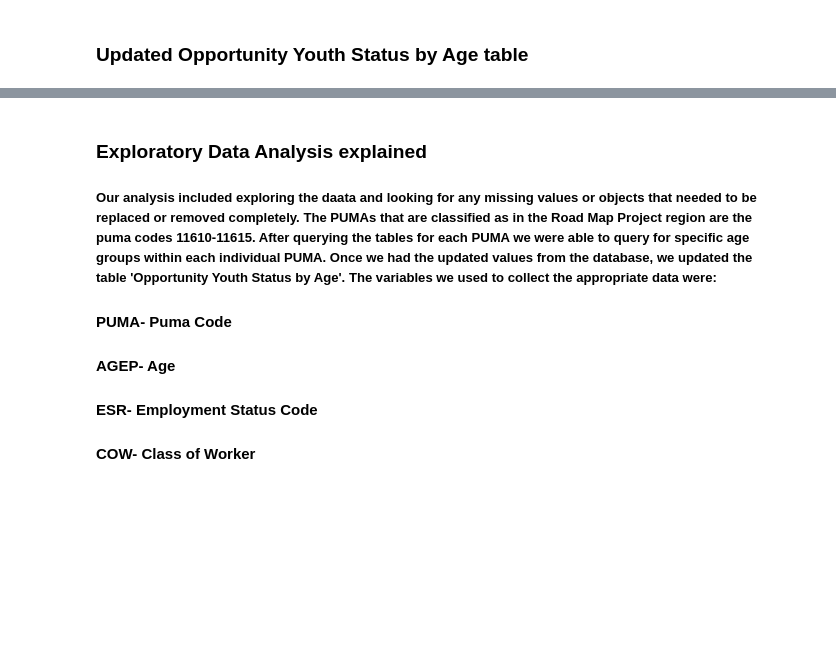
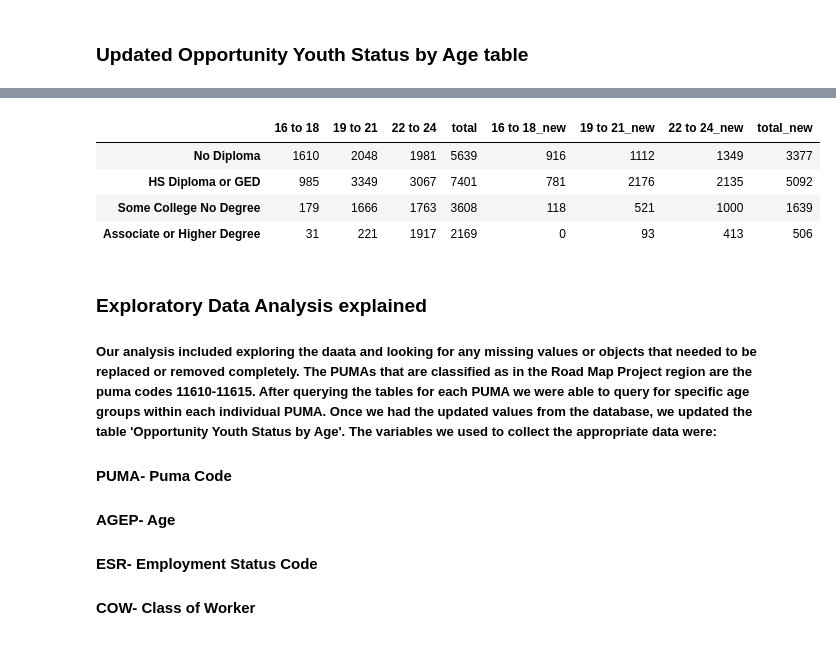
Before and after one commit to jwong853/mod-1-project-chicago-seattle-ds-051120, a Jupyter notebook: notebooks/report/Project_Final_Notebook.ipynb, the cells around one changed output, grey strips where cells are left out. Drawn from its saved outputs; the diff is of its cells as text; code cells hidden in the pictures; blank space fills up the shorter version.

```diff
--- a/notebooks/report/Project_Final_Notebook.ipynb
+++ b/notebooks/report/Project_Final_Notebook.ipynb
@@ -66,3 +71,29 @@ plt.show()
+# %%
+report_2016 = pd.DataFrame({'16 to 18': [1610, 985, 179, 31, 2805],
+                            '19 to 21': [2048, 3349, 1666, 221, 7284],
+                            '22 to 24': [1981, 3067, 1763, 1917, 8728],
+                            'total': [5639, 7401, 3608, 2169, 18817]},
+                            index = ['No Diploma', 'HS Diploma or GED',
+                            'Some College No Degree',
+                            'Associate or Higher Degree', 'OY'])
+# %%
+report_current = pd.DataFrame({'16 to 18': [916, 781, 118, 0, 1815 ],
+                               '19 to 21': [1112, 2176, 521, 93, 3902 ],
+                               '22 to 24': [1349, 2135, 1000, 413, 4897],
+                               'total': [3377, 5092, 1639, 506, 10614]},
+                               index = ['No Diploma', 'HS Diploma or GED',
+                               'Some College No Degree',
+                               'Associate or Higher Degree', 'OY'])
+# %%
+combined = report_2016.join(report_current, rsuffix='_new')
+combined.drop('OY', axis=0, inplace=True)
+combined
+# %% [output]
+|  | 16 to 18 | 19 to 21 | 22 to 24 | total | 16 to 18_new | 19 to 21_new | 22 to 24_new | total_new |
+| No Diploma | 1610 | 2048 | 1981 | 5639 | 916 | 1112 | 1349 | 3377 |
+| HS Diploma or GED | 985 | 3349 | 3067 | 7401 | 781 | 2176 | 2135 | 5092 |
+| Some College No Degree | 179 | 1666 | 1763 | 3608 | 118 | 521 | 1000 | 1639 |
+| Associate or Higher Degree | 31 | 221 | 1917 | 2169 | 0 | 93 | 413 | 506 |
 # %% [markdown]
 ### Exploratory Data Analysis explained
 ##### Our analysis included exploring the daata and looking for any missing values or objects that needed to be replaced or removed completely. The PUMAs that are classified as in the Road Map Project region are the puma codes 11610-11615. After querying the tables for each PUMA we were able to query for specific age groups within each individual PUMA. Once we had the updated values from the database, we updated the table 'Opportunity Youth Status by Age'. The variables we used  to collect the appropriate data were:
```
Also changed, not shown: parts of 28 cells of this notebook, 23 other files.
